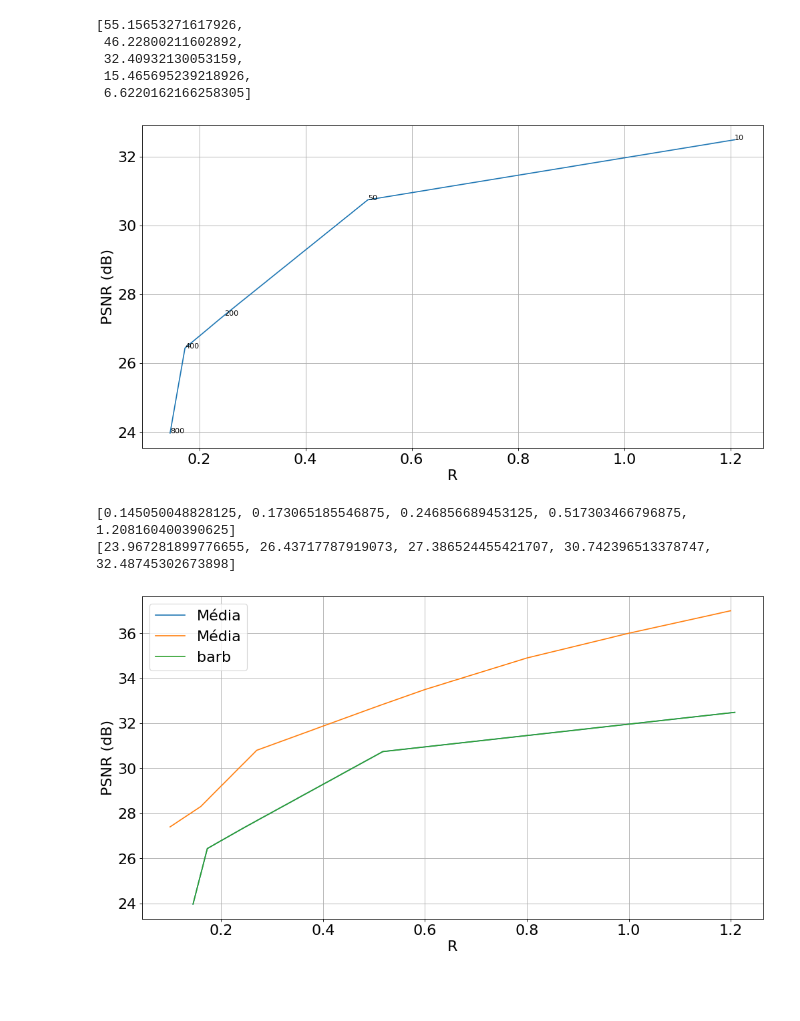
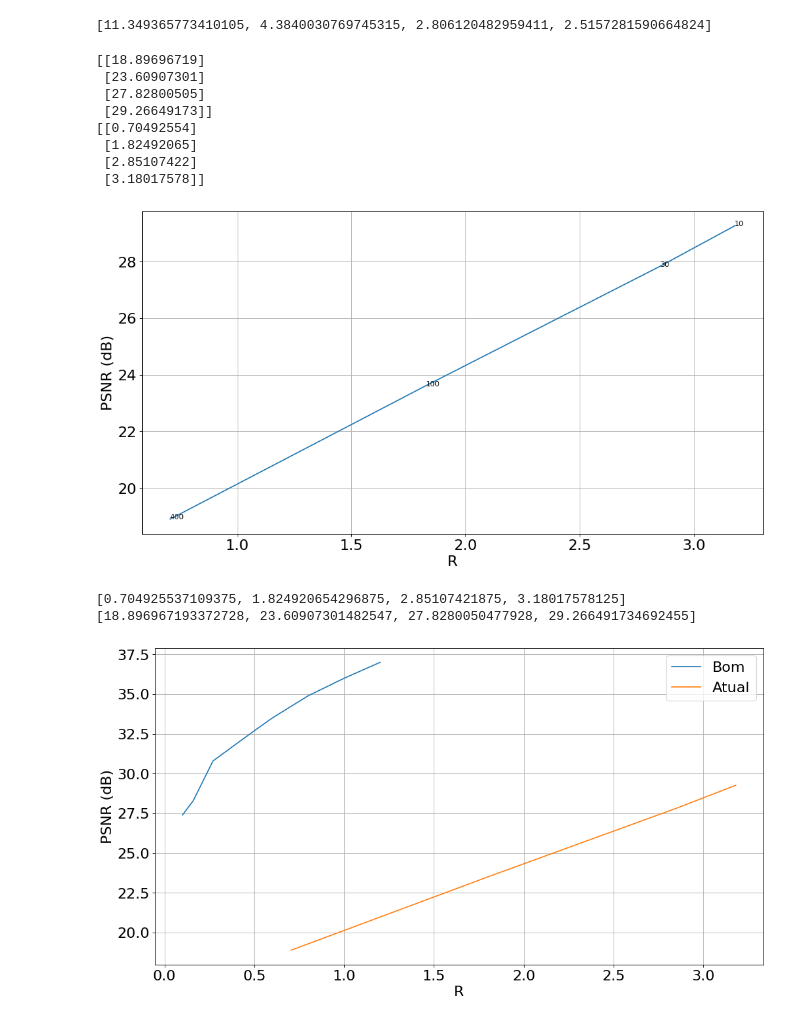
Before and after one commit to VRavaglia/Compressao-de-Imagens, a Jupyter notebook: Wavelets/Analisys.ipynb, the cells around one changed output. Cells and saved outputs as stored; diff of their text form; code cells hidden in the pictures; blank space fills up the shorter version.

```diff
--- a/Wavelets/Analisys.ipynb
+++ b/Wavelets/Analisys.ipynb
@@ -2,7 +2,7 @@
 from os import walk
 testpath = 'imagens_vq/teste'
 # testimgs = next(walk(testpath), (None, None, []))[2]
-testimgs = ["lena.easy.pgm"]
+testimgs = ["pp1205.pgm"]
 encpath = 'imagens_vq/enc'
 encimgs = next(walk(encpath), (None, None, []))[2]
 decpath = 'imagens_vq/dec'
@@ -14,7 +14,7 @@ testimgs
 # %%
 imgsizes = [512*512]
 # %%
-lambdas = [800, 400, 200, 50, 10]
+lambdas = [400, 100, 30, 10]
 # %%
 encimgs_l = []
 decimgs_l = []
@@ -53,11 +53,7 @@ for l in range(0, len(lambdas)):
 # %%
 compressions
 # %% [output]
-[55.15653271617926,
- 46.22800211602892,
- 32.40932130053159,
- 15.465695239218926,
- 6.6220162166258305]
+[11.349365773410105, 4.3840030769745315, 2.806120482959411, 2.5157281590664824]
 # %%
 import os
 
@@ -90,6 +86,18 @@ for l in range(0, len(lambdas)):
     AllPSNR.append(temp)
     PSNRs.append(np.mean(temp))
 AllPSNR = np.array(AllPSNR)
+# %%
+print(AllPSNR)
+print(AllRs)
+# %% [output]
+[[18.89696719]
+ [23.60907301]
+ [27.82800505]
+ [29.26649173]]
+[[0.70492554]
+ [1.82492065]
+ [2.85107422]
+ [3.18017578]]
 # %%
 import matplotlib.pyplot as plt
 from matplotlib.pyplot import figure
@@ -105,43 +113,43 @@ plt.tick_params(axis='both', which='major', labelsize=20)
 plt.grid()
 plt.show()
 # %% [output]
-[figure, old version]
+[figure, new version]
 # %%
 print(Rs)
 print(PSNRs)
 # %% [output]
-[0.145050048828125, 0.173065185546875, 0.246856689453125, 0.517303466796875, 1.208160400390625]
-[23.967281899776655, 26.43717787919073, 27.386524455421707, 30.742396513378747, 32.48745302673898]
+[0.704925537109375, 1.824920654296875, 2.85107421875, 3.18017578125]
+[18.896967193372728, 23.60907301482547, 27.8280050477928, 29.266491734692455]
 # %%
 import matplotlib.pyplot as plt
 from matplotlib.pyplot import figure
 figure(figsize=(15, 8), dpi=80)
 
 imagens = ["barb", "cameraman", "gold", "lena", "pp1205"]
 # imagens = ["barb", "gold", "lena", "pp1205"]
 
 
 gabarito = np.array([[27.4, 0.1], [28.3, 0.16], [30.8, 0.27], [32.7, 0.5], [33.5, 0.6], [34.9, 0.8], [36, 1.0], [37, 1.2]])
 
-plt.plot(Rs, PSNRs, label="Média")
-plt.plot(gabarito[:, 1], gabarito[:, 0], label="Média")
+# plt.plot(Rs, PSNRs, label="Bom")
+plt.plot(gabarito[:, 1], gabarito[:, 0], label="Bom")
 # for j in range(0, len(lambdas)):
 #     plt.text(Rs[j],PSNRs[j],  lambdas[j], fontsize=20)
 
 for i in range(0, len(testimgs)):
-    plt.plot(AllRs[:, i], AllPSNR[:, i], label=imagens[i])
+    plt.plot(AllRs[:, i], AllPSNR[:, i], label="Atual")
 #     for j in range(0, len(lambdas)):
 # #         if(AllRs[j, i] <= 4):
 #         plt.text(AllRs[j, i],AllPSNR[j, i],  lambdas[j], fontsize=20)
 
 
 plt.tick_params(axis='both', which='major', labelsize=20)
 plt.xlabel("R", fontsize=20)
 plt.ylabel("PSNR (dB)", fontsize=20)
 plt.legend(fontsize=20)
 # plt.xlim([0, 4])
 plt.grid()
 # plt.savefig('resultados.eps')
 plt.show()
 # %% [output]
-[figure, old version]
+[figure, new version]
```
Also changed, not shown: parts of 1 cell of this notebook, 55 other files.
